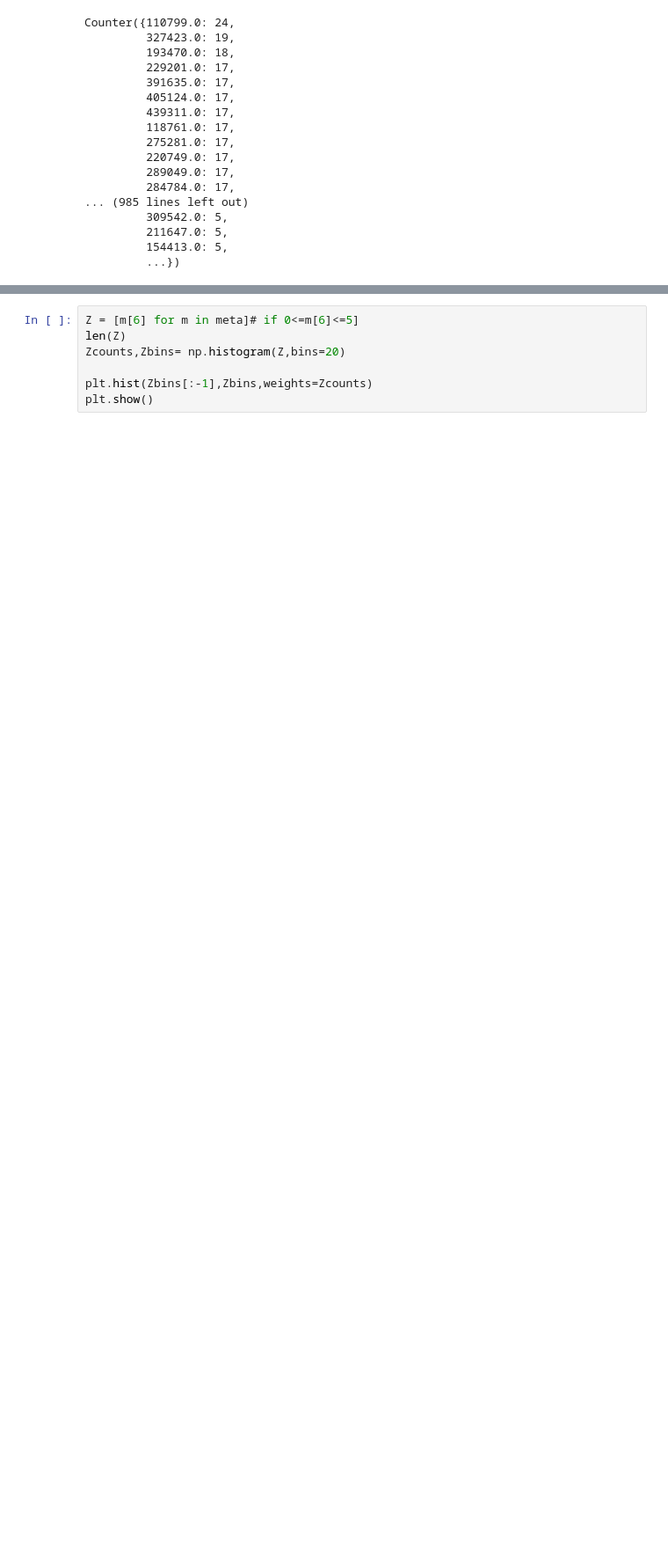
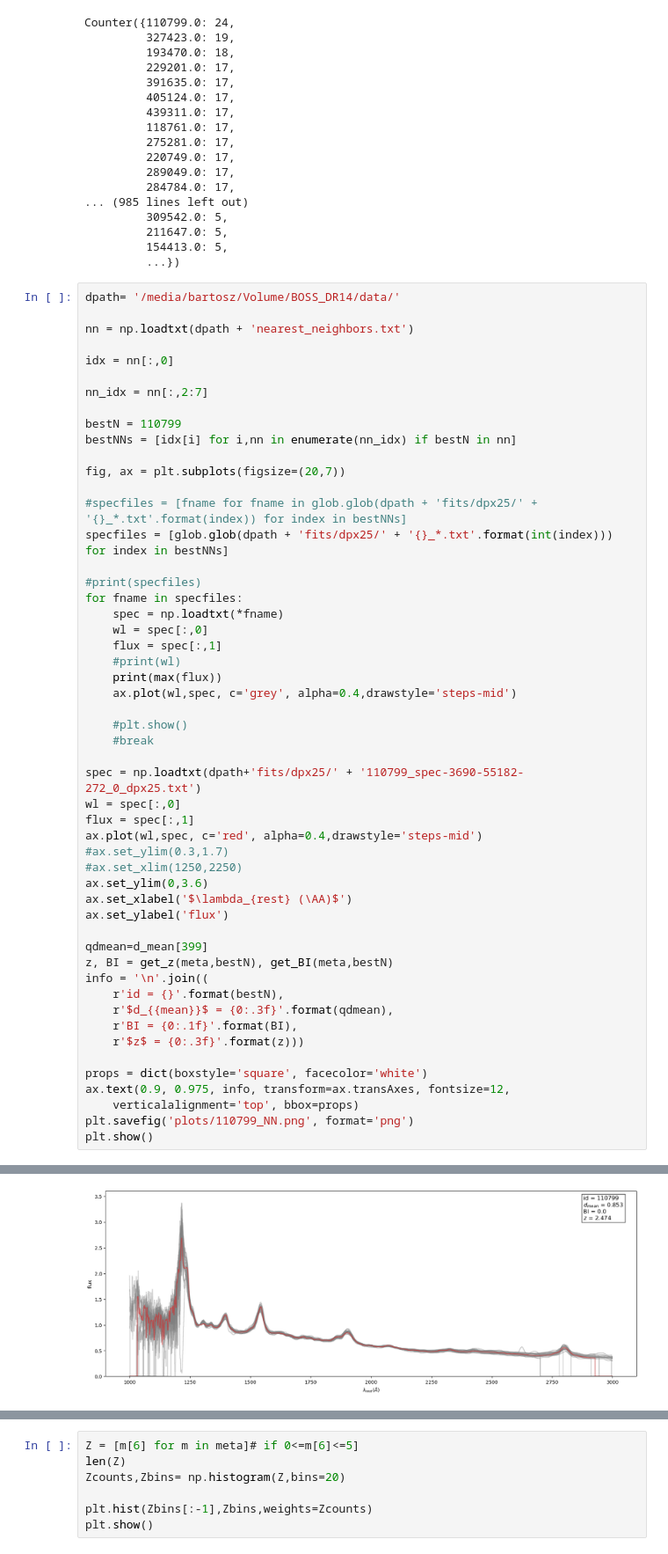
Before and after one commit to bartiosz/qso_nn, a Jupyter notebook: notebook.ipynb, the cells around one changed output, grey strips where cells are left out. Shown: that part at 88% size. Cells and saved outputs as stored; diff of their text form; blank space fills up the shorter version.

```diff
--- a/notebook.ipynb
+++ b/notebook.ipynb
@@ -271,3 +269,56 @@ Counter({110799.0: 24,
          211647.0: 5,
          154413.0: 5,
          ...})
+# %%
+dpath= '/media/bartosz/Volume/BOSS_DR14/data/'
+
+nn = np.loadtxt(dpath + 'nearest_neighbors.txt')
+
+idx = nn[:,0]
+
+nn_idx = nn[:,2:7]
+
+bestN = 110799
+bestNNs = [idx[i] for i,nn in enumerate(nn_idx) if bestN in nn]
+
+fig, ax = plt.subplots(figsize=(20,7))
+
+#specfiles = [fname for fname in glob.glob(dpath + 'fits/dpx25/' + '{}_*.txt'.format(index)) for index in bestNNs]
+specfiles = [glob.glob(dpath + 'fits/dpx25/' + '{}_*.txt'.format(int(index))) for index in bestNNs]
+
+#print(specfiles)
+for fname in specfiles:
+    spec = np.loadtxt(*fname)
+    wl = spec[:,0]
+    flux = spec[:,1]
+    #print(wl)
+    print(max(flux))
+    ax.plot(wl,spec, c='grey', alpha=0.4,drawstyle='steps-mid')
+
+    #plt.show()
+    #break
+
+spec = np.loadtxt(dpath+'fits/dpx25/' + '110799_spec-3690-55182-272_0_dpx25.txt')
+wl = spec[:,0]
+flux = spec[:,1]
+ax.plot(wl,spec, c='red', alpha=0.4,drawstyle='steps-mid')
+#ax.set_ylim(0.3,1.7)
+#ax.set_xlim(1250,2250)
+ax.set_ylim(0,3.6)
+ax.set_xlabel('$\lambda_{rest} (\AA)$')
+ax.set_ylabel('flux')
+
+qdmean=d_mean[399]
+z, BI = get_z(meta,bestN), get_BI(meta,bestN)
+info = '\n'.join((
+    r'id = {}'.format(bestN),
+    r'$d_{{mean}}$ = {0:.3f}'.format(qdmean),
+    r'BI = {0:.1f}'.format(BI),
+    r'$z$ = {0:.3f}'.format(z)))
+
+props = dict(boxstyle='square', facecolor='white')
+ax.text(0.9, 0.975, info, transform=ax.transAxes, fontsize=12,
+    verticalalignment='top', bbox=props)
+plt.savefig('plots/110799_NN.png', format='png')
+plt.show()
+# %% [output]
@@ -274 +342,2 @@ Counter({110799.0: 24,
+[figure, added]
 # %%
```
Also changed, not shown: parts of 5 cells of this notebook.
